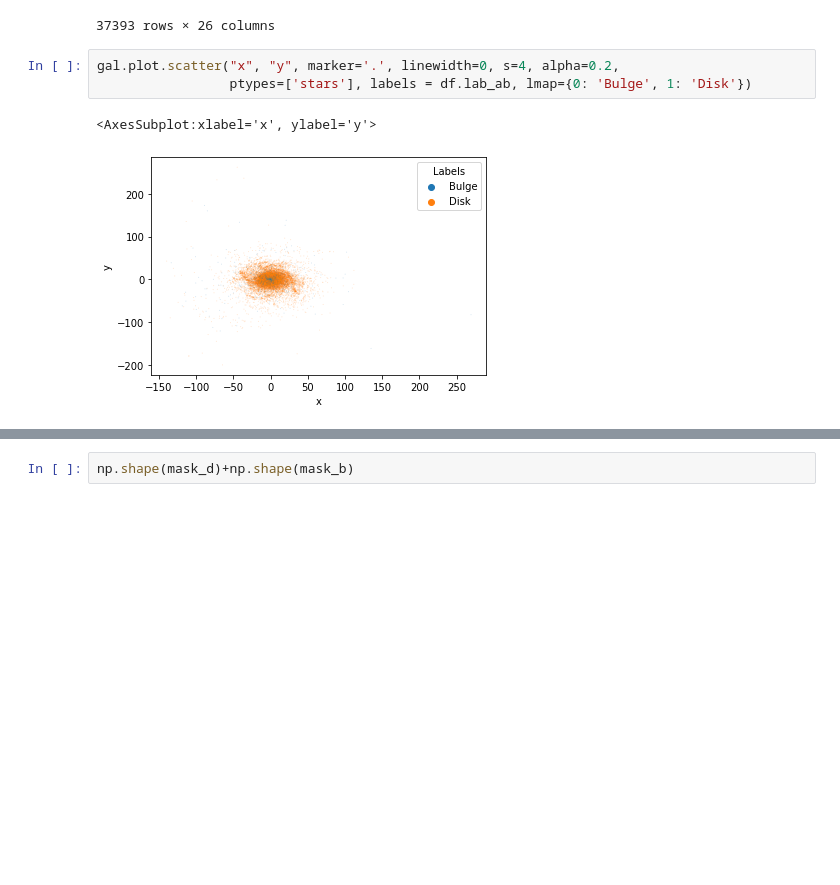
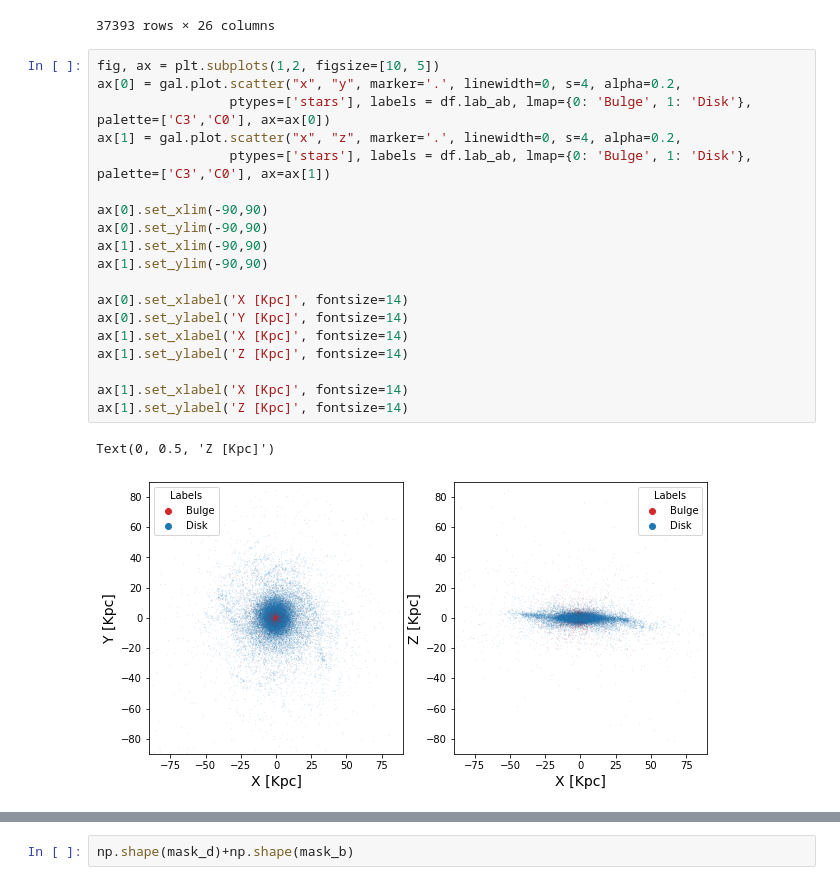
Before and after one commit to antotaverna/gchop_paper, a Jupyter notebook: xy_plane.ipynb, the cells around one changed output, grey strips where cells are left out. Cells and saved outputs as stored; diff of their text form; blank space fills up the shorter version.

```diff
--- a/xy_plane.ipynb
+++ b/xy_plane.ipynb
@@ -157,12 +153,28 @@ df
 | 37391 | stars | 0 | 1.526682e+06 | 270.481924 | -80.307674 | 15.246717 | -89.287180 | -51.203767 | -23.223115 | 0.0 | ... | ... |
 | 37392 | stars | 0 | 1.356703e+06 | 13.604771 | -8.791025 | 3.338073 | 165.167959 | 380.822517 | -156.625529 | 0.0 | ... | ... |
 37393 rows × 26 columns
-# %%
-gal.plot.scatter("x", "y", marker='.', linewidth=0, s=4, alpha=0.2,
-                 ptypes=['stars'], labels = df.lab_ab, lmap={0: 'Bulge', 1: 'Disk'})
-# %% [output]
-<AxesSubplot:xlabel='x', ylabel='y'>
-[figure, removed]
+# %%
+fig, ax = plt.subplots(1,2, figsize=[10, 5])
+ax[0] = gal.plot.scatter("x", "y", marker='.', linewidth=0, s=4, alpha=0.2,
+                 ptypes=['stars'], labels = df.lab_ab, lmap={0: 'Bulge', 1: 'Disk'}, palette=['C3','C0'], ax=ax[0])
+ax[1] = gal.plot.scatter("x", "z", marker='.', linewidth=0, s=4, alpha=0.2,
+                 ptypes=['stars'], labels = df.lab_ab, lmap={0: 'Bulge', 1: 'Disk'}, palette=['C3','C0'], ax=ax[1])
+
+ax[0].set_xlim(-90,90)
+ax[0].set_ylim(-90,90)
+ax[1].set_xlim(-90,90)
+ax[1].set_ylim(-90,90)
+
+ax[0].set_xlabel('X [Kpc]', fontsize=14)
+ax[0].set_ylabel('Y [Kpc]', fontsize=14)
+ax[1].set_xlabel('X [Kpc]', fontsize=14)
+ax[1].set_ylabel('Z [Kpc]', fontsize=14)
+
+ax[1].set_xlabel('X [Kpc]', fontsize=14)
+ax[1].set_ylabel('Z [Kpc]', fontsize=14)
+# %% [output]
+Text(0, 0.5, 'Z [Kpc]')
+[figure, added]
 # %%
 xx = gal.stars.x.value
 yy = gal.stars.y.value
```
Also changed, not shown: parts of 13 cells of this notebook, 6 other files.
